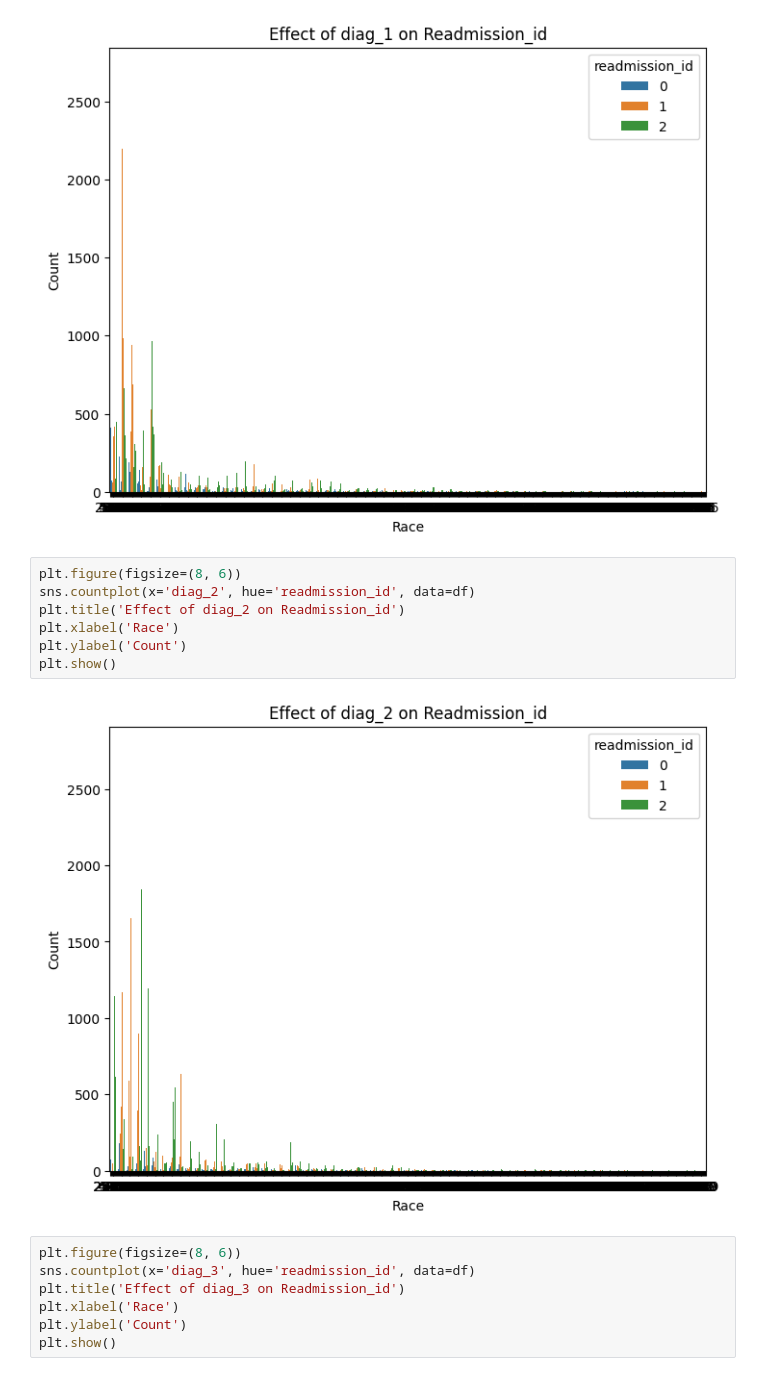
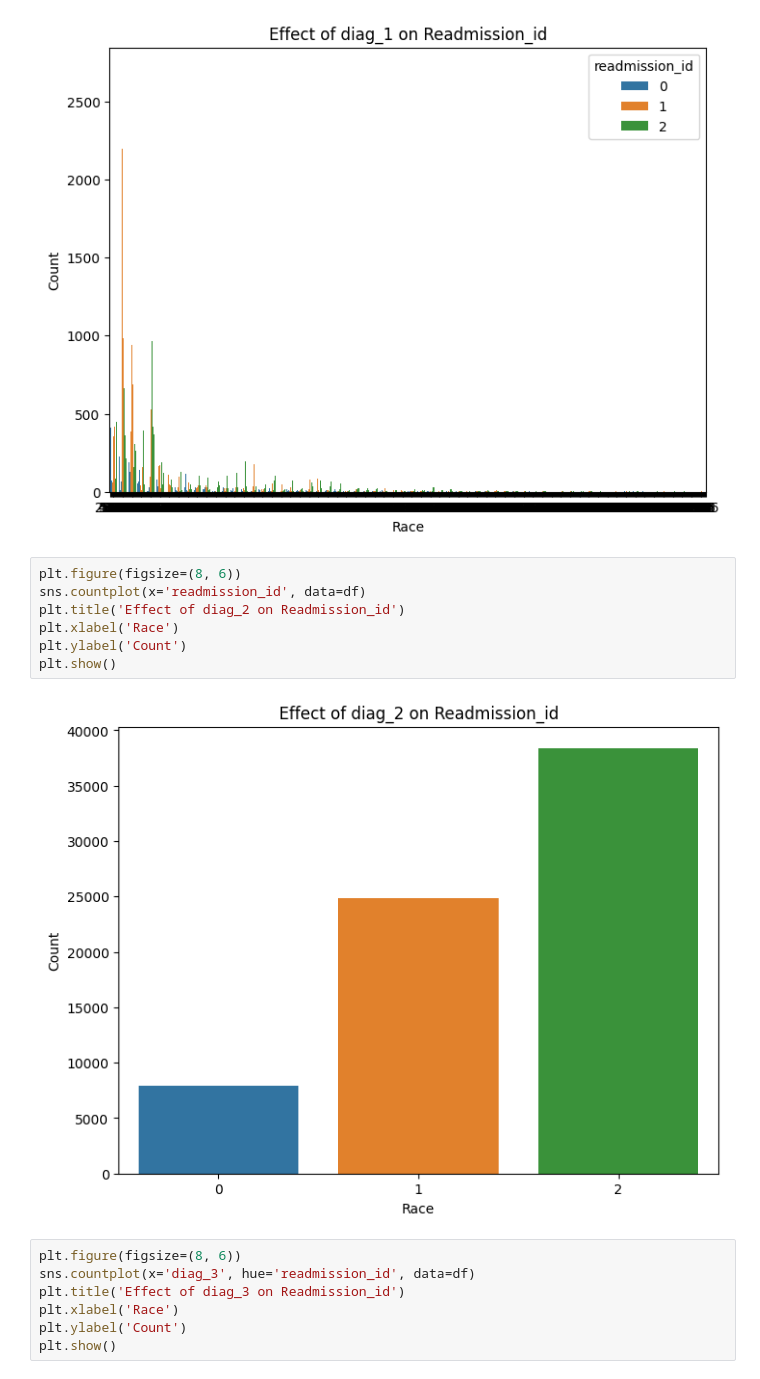
Before and after one commit to Chandak-Keshav/ML_Assignment, a Jupyter notebook: IMT2021003.ipynb, the cells around one changed output. Saved outputs shown, nothing was run; the diff lists cells and outputs as text.

```diff
--- a/IMT2021003.ipynb
+++ b/IMT2021003.ipynb
@@ -80,13 +89,13 @@ plt.show()
 [figure]
 # %%
 plt.figure(figsize=(8, 6))
-sns.countplot(x='diag_2', hue='readmission_id', data=df)
+sns.countplot(x='readmission_id', data=df)
 plt.title('Effect of diag_2 on Readmission_id')
 plt.xlabel('Race')
 plt.ylabel('Count')
 plt.show()
 # %% [output]
-[figure, old version]
+[figure, new version]
 # %%
 plt.figure(figsize=(8, 6))
 sns.countplot(x='diag_3', hue='readmission_id', data=df)
```
Also changed, not shown: parts of 37 cells of this notebook.
